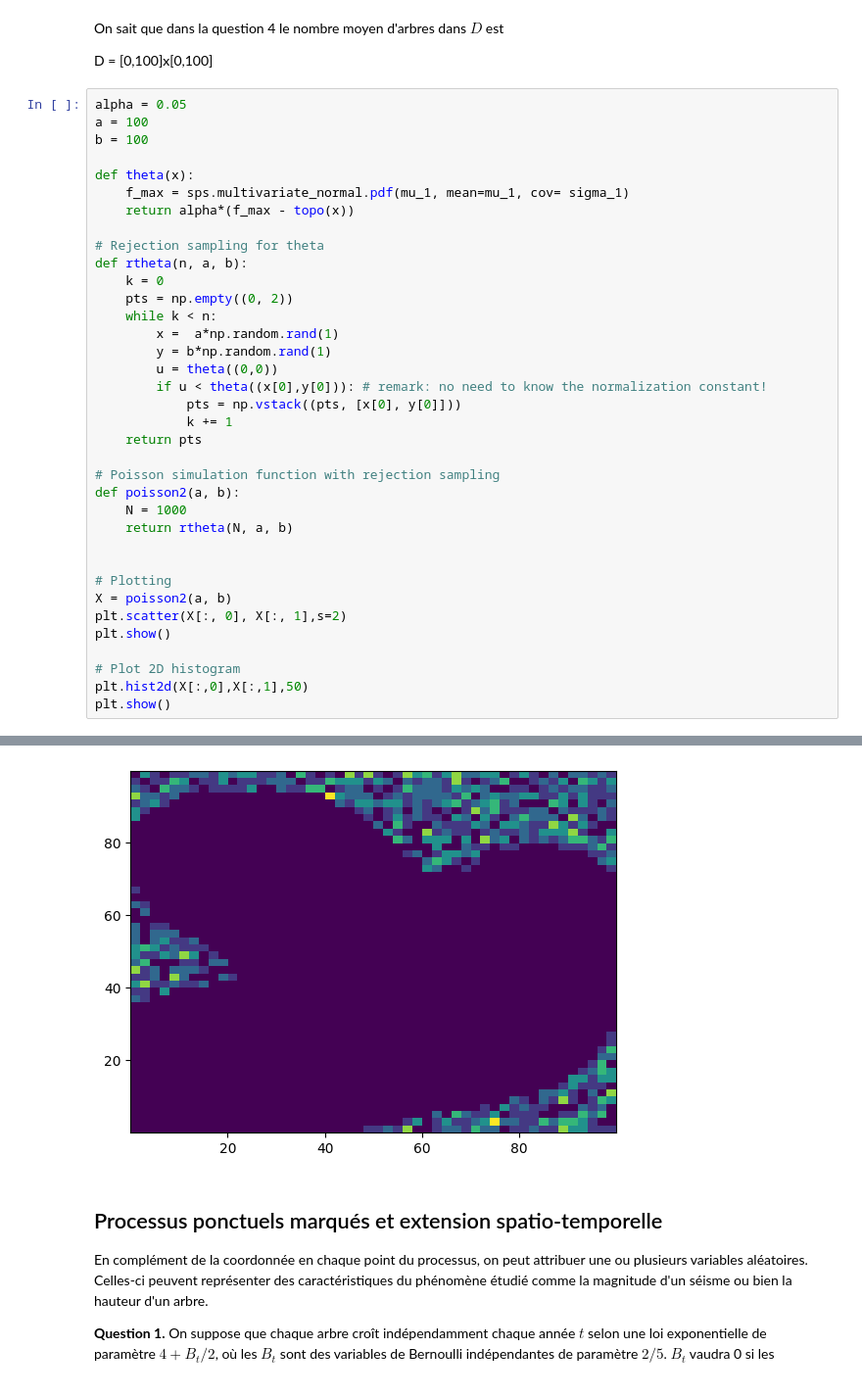
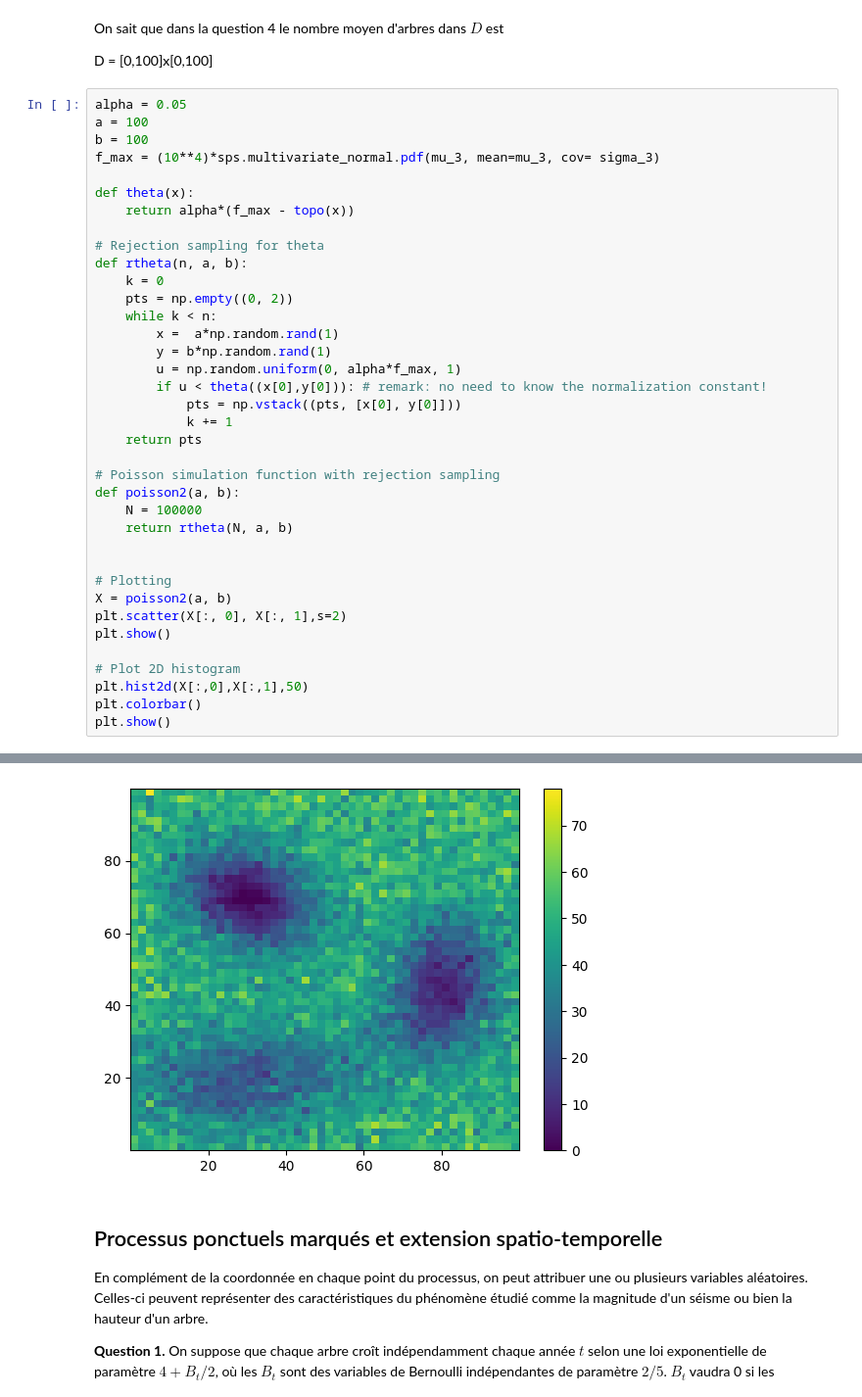
Before and after one commit to bonbonblond/Projet-info, a Jupyter notebook: Proba/Projet ProbabilitÃ©s.ipynb, the cells around one changed output, grey strips where cells are left out. Shown: that part at 98% size. Cells and saved outputs as stored; diff of their text form.

```diff
--- a/Proba/Projet ProbabilitÃ©s.ipynb
+++ b/Proba/Projet ProbabilitÃ©s.ipynb
@@ -300,9 +300,9 @@ D = [0,100]x[0,100]
 alpha = 0.05
 a = 100
 b = 100
+f_max = (10**4)*sps.multivariate_normal.pdf(mu_3, mean=mu_3, cov= sigma_3)
 
 def theta(x):
-    f_max = sps.multivariate_normal.pdf(mu_1, mean=mu_1, cov= sigma_1)
     return alpha*(f_max - topo(x))
 
 # Rejection sampling for theta
@@ -312,7 +312,7 @@ def rtheta(n, a, b):
     while k < n:
         x =  a*np.random.rand(1)
         y = b*np.random.rand(1)
-        u = theta((0,0))
+        u = np.random.uniform(0, alpha*f_max, 1)
         if u < theta((x[0],y[0])): # remark: no need to know the normalization constant!
             pts = np.vstack((pts, [x[0], y[0]]))
             k += 1
@@ -320,7 +320,7 @@ def rtheta(n, a, b):
 
 # Poisson simulation function with rejection sampling
 def poisson2(a, b):
-    N = 1000
+    N = 100000
     return rtheta(N, a, b)
 
 
@@ -331,5 +331,6 @@ plt.show()
 
 # Plot 2D histogram
 plt.hist2d(X[:,0],X[:,1],50)
+plt.colorbar()
 plt.show()
 # %% [output]
@@ -337,4 +338,4 @@ plt.show()
-[figure, old version]
+[figure, new version]
 # %% [markdown]
 ## Processus ponctuels marqués et extension spatio-temporelle
 
```
Also changed, not shown: parts of 1 cell of this notebook, 1 other file.
